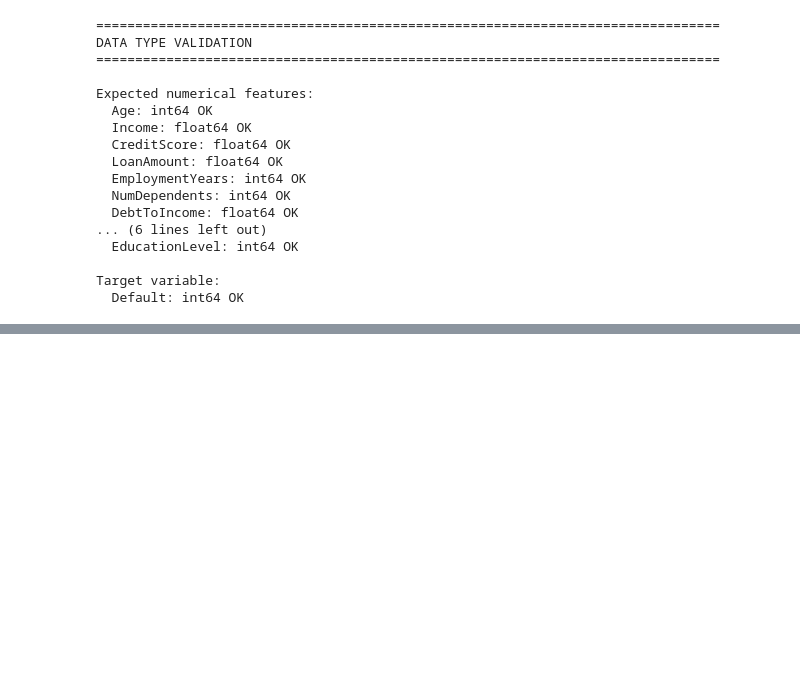
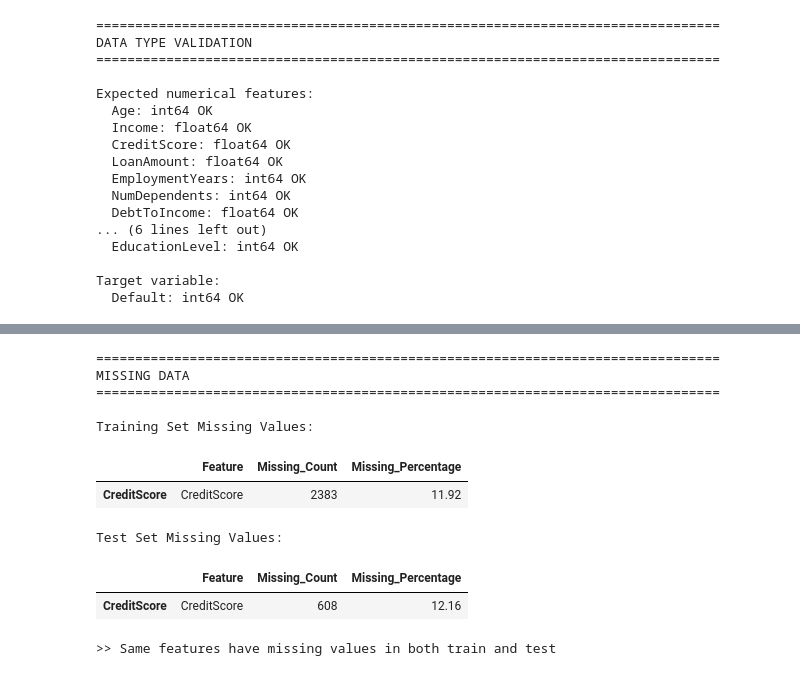
Before and after one commit to expigo/challenging_ds, a Jupyter notebook: notebooks/01_eda.ipynb, the cells around one changed output, grey strips where cells are left out. Drawn from its saved outputs; the diff is of its cells as text; code cells hidden in the pictures; blank space fills up the shorter version.

```diff
--- a/notebooks/01_eda.ipynb
+++ b/notebooks/01_eda.ipynb
@@ -254 +262,58 @@ Difference in default rate: 0.88 percentage points
 Figure saved to /Users/kryspin/personal/playground/recruitment/challengING_DS/ing_task/output/figures/01_target_distribution.png
+# %%
+print("=" * 80)
+print("MISSING DATA")
+print("=" * 80)
+
+# Calculate missing value statistics for training set
+train_missing = pd.DataFrame({
+    'Feature': train_df.columns,
+    'Missing_Count': train_df.isnull().sum(),
+    'Missing_Percentage': (train_df.isnull().sum() / len(train_df) * 100).round(2)
+})
+# get only features (cols) where missing values are present
+train_missing = train_missing[train_missing['Missing_Count'] > 0].sort_values('Missing_Count', ascending=False)
+
+# Calculate for test set
+test_missing = pd.DataFrame({
+    'Feature': test_df.columns,
+    'Missing_Count': test_df.isnull().sum(),
+    'Missing_Percentage': (test_df.isnull().sum() / len(test_df) * 100).round(2)
+})
+test_missing = test_missing[test_missing['Missing_Count'] > 0].sort_values('Missing_Count', ascending=False)
+
+print("\nTraining Set Missing Values:")
+if len(train_missing) == 0:
+    print(">>  No missing values detected")
+else:
+    display(train_missing)
+
+print("\nTest Set Missing Values:")
+if len(test_missing) == 0:
+    print(">>  No missing values detected")
+else:
+    display(test_missing)
+
+# check if missing patterns are consistent between train and test
+if len(train_missing) > 0 and len(test_missing) > 0:
+    train_features_with_missing = set(train_missing['Feature'])
+    test_features_with_missing = set(test_missing['Feature'])
+
+    if train_features_with_missing == test_features_with_missing:
+        print("\n>> Same features have missing values in both train and test")
+    else:
+        print("\n !! WARNING: Different features have missing values in train vs test")
+        print(f"  Only in train: {train_features_with_missing - test_features_with_missing}")
+        print(f"  Only in test: {test_features_with_missing - train_features_with_missing}")
+# %% [output]
+================================================================================
+MISSING DATA
+================================================================================
+
+Training Set Missing Values:
+|  | Feature | Missing_Count | Missing_Percentage |
+| CreditScore | CreditScore | 2383 | 11.92 |
+Test Set Missing Values:
+|  | Feature | Missing_Count | Missing_Percentage |
+| CreditScore | CreditScore | 608 | 12.16 |
+>> Same features have missing values in both train and test
```
Also changed, not shown: parts of 6 cells of this notebook.
